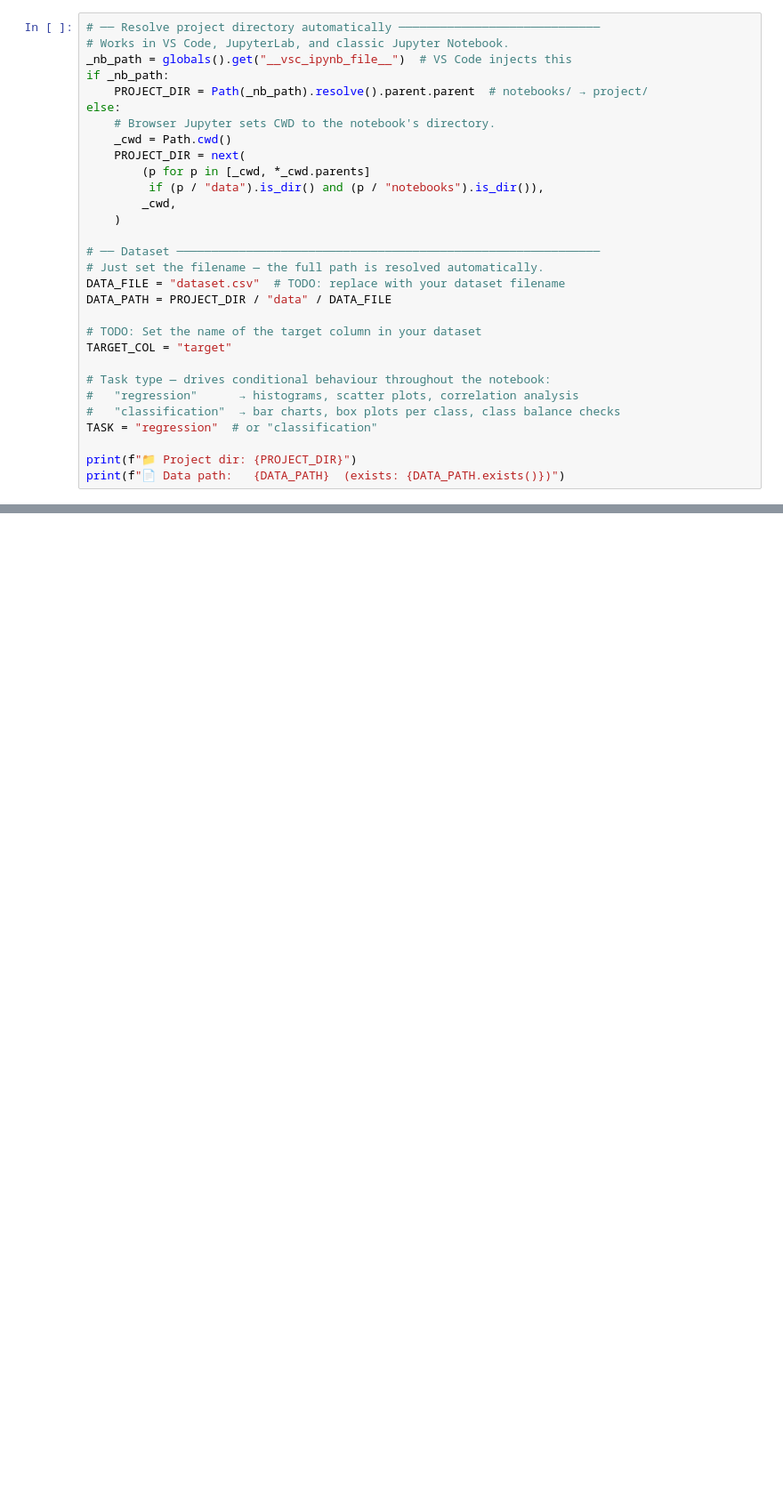
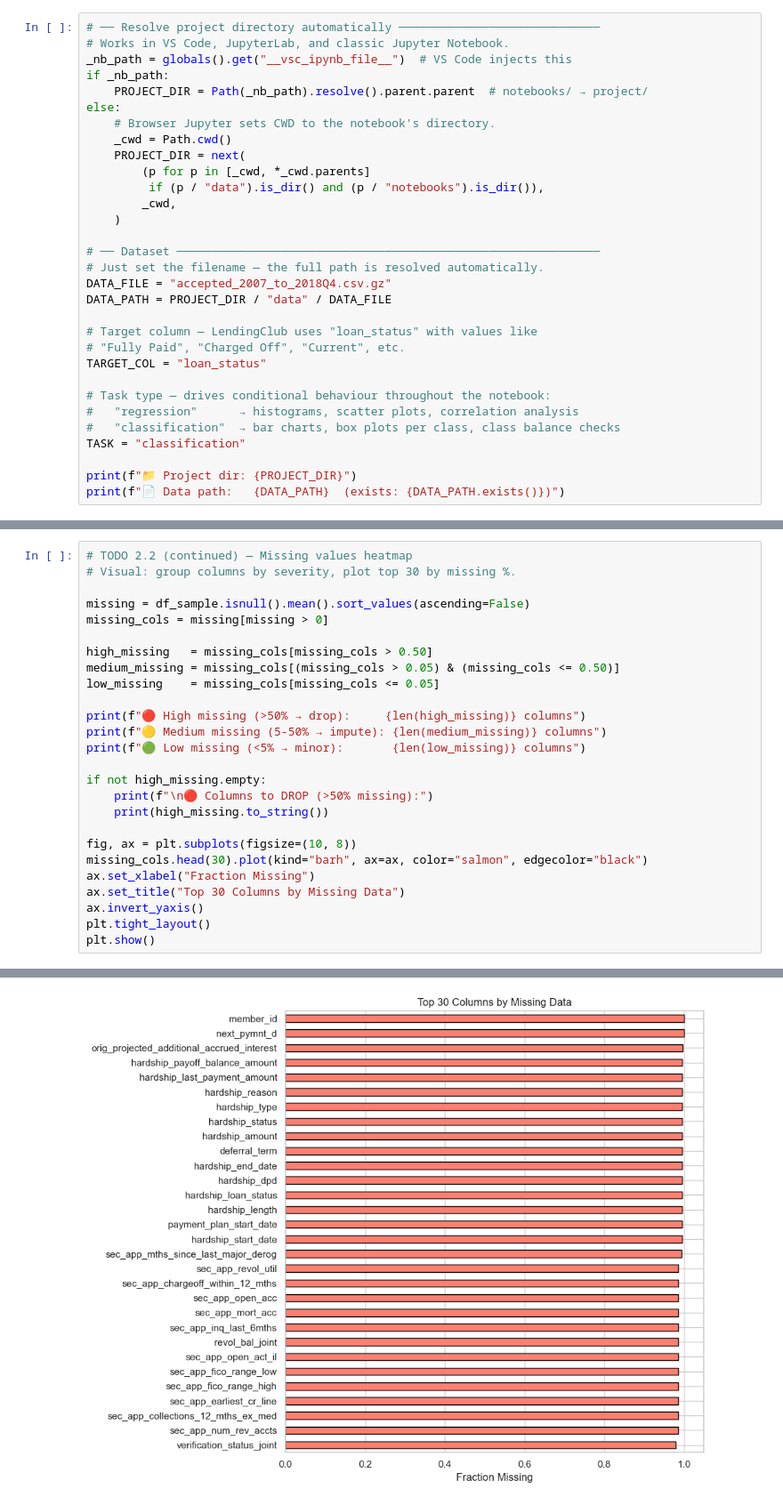
Before and after one commit to DanciVasile/data-science-projects, a Jupyter notebook: loan_default_prediction/notebooks/exploration.ipynb, the cells around one changed output, grey strips where cells are left out. Shown at 89% size. Saved outputs shown, nothing was run; the diff lists cells and outputs as text; blank space fills up the shorter version.

```diff
--- a/loan_default_prediction/notebooks/exploration.ipynb
+++ b/loan_default_prediction/notebooks/exploration.ipynb
@@ -54,16 +89,17 @@ else:
 
 # ── Dataset ─────────────────────────────────────────────────────────────
 # Just set the filename — the full path is resolved automatically.
-DATA_FILE = "dataset.csv"  # TODO: replace with your dataset filename
+DATA_FILE = "accepted_2007_to_2018Q4.csv.gz"
 DATA_PATH = PROJECT_DIR / "data" / DATA_FILE
 
-# TODO: Set the name of the target column in your dataset
-TARGET_COL = "target"
+# Target column — LendingClub uses "loan_status" with values like
+# "Fully Paid", "Charged Off", "Current", etc.
+TARGET_COL = "loan_status"
 
 # Task type — drives conditional behaviour throughout the notebook:
 #   "regression"      → histograms, scatter plots, correlation analysis
 #   "classification"  → bar charts, box plots per class, class balance checks
-TASK = "regression"  # or "classification"
+TASK = "classification"
 
 print(f"📁 Project dir: {PROJECT_DIR}")
 print(f"📄 Data path:   {DATA_PATH}  (exists: {DATA_PATH.exists()})")
@@ -157,0 +461,27 @@ else:
+# %%
+# TODO 2.2 (continued) — Missing values heatmap
+# Visual: group columns by severity, plot top 30 by missing %.
+
+missing = df_sample.isnull().mean().sort_values(ascending=False)
+missing_cols = missing[missing > 0]
+
+high_missing   = missing_cols[missing_cols > 0.50]
+medium_missing = missing_cols[(missing_cols > 0.05) & (missing_cols <= 0.50)]
+low_missing    = missing_cols[missing_cols <= 0.05]
+
+print(f"🔴 High missing (>50% → drop):     {len(high_missing)} columns")
+print(f"🟡 Medium missing (5-50% → impute): {len(medium_missing)} columns")
+print(f"🟢 Low missing (<5% → minor):       {len(low_missing)} columns")
+
+if not high_missing.empty:
+    print(f"\n🔴 Columns to DROP (>50% missing):")
+    print(high_missing.to_string())
+
+fig, ax = plt.subplots(figsize=(10, 8))
+missing_cols.head(30).plot(kind="barh", ax=ax, color="salmon", edgecolor="black")
+ax.set_xlabel("Fraction Missing")
+ax.set_title("Top 30 Columns by Missing Data")
+ax.invert_yaxis()
+plt.tight_layout()
+plt.show()
+# %% [output]
@@ -157,0 +505 @@ else:
+[figure, added]
```
Also changed, not shown: parts of 44 cells of this notebook, 27 other files.
